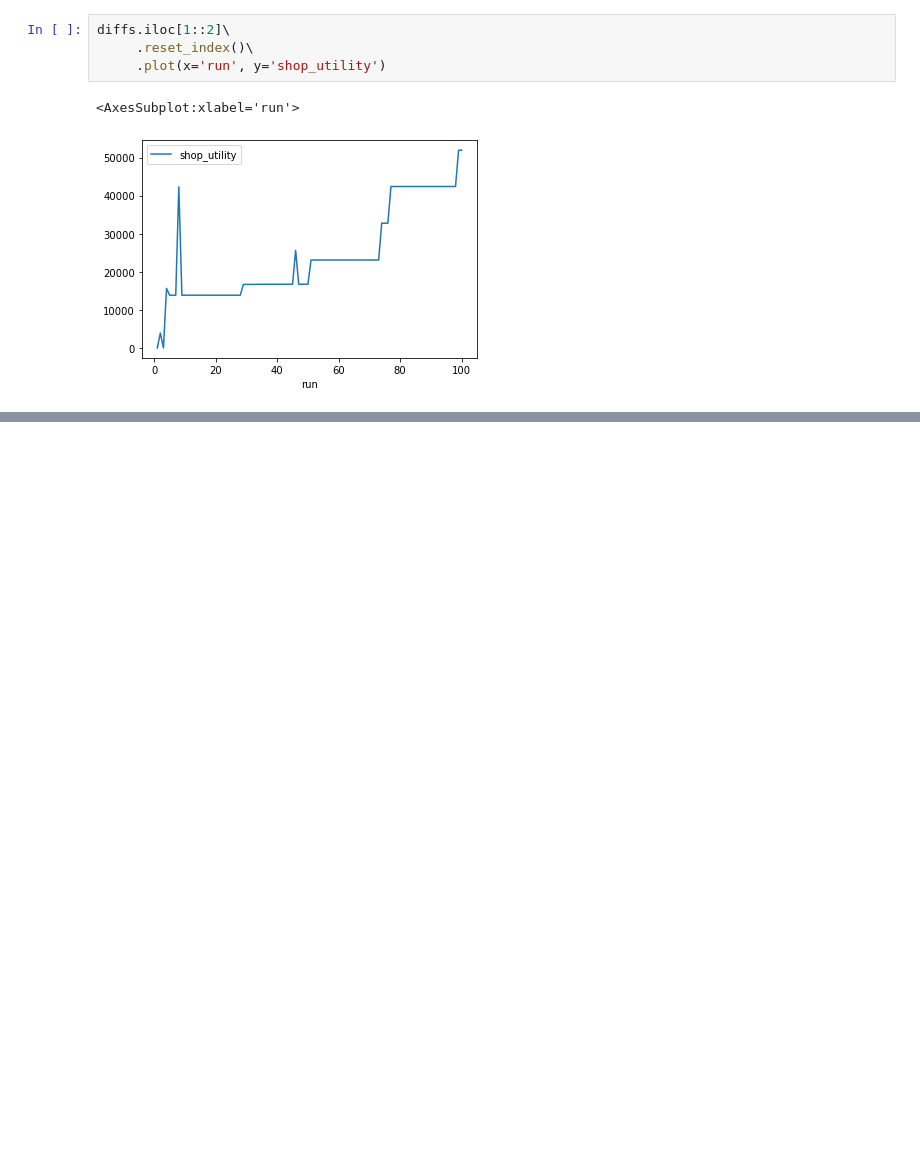
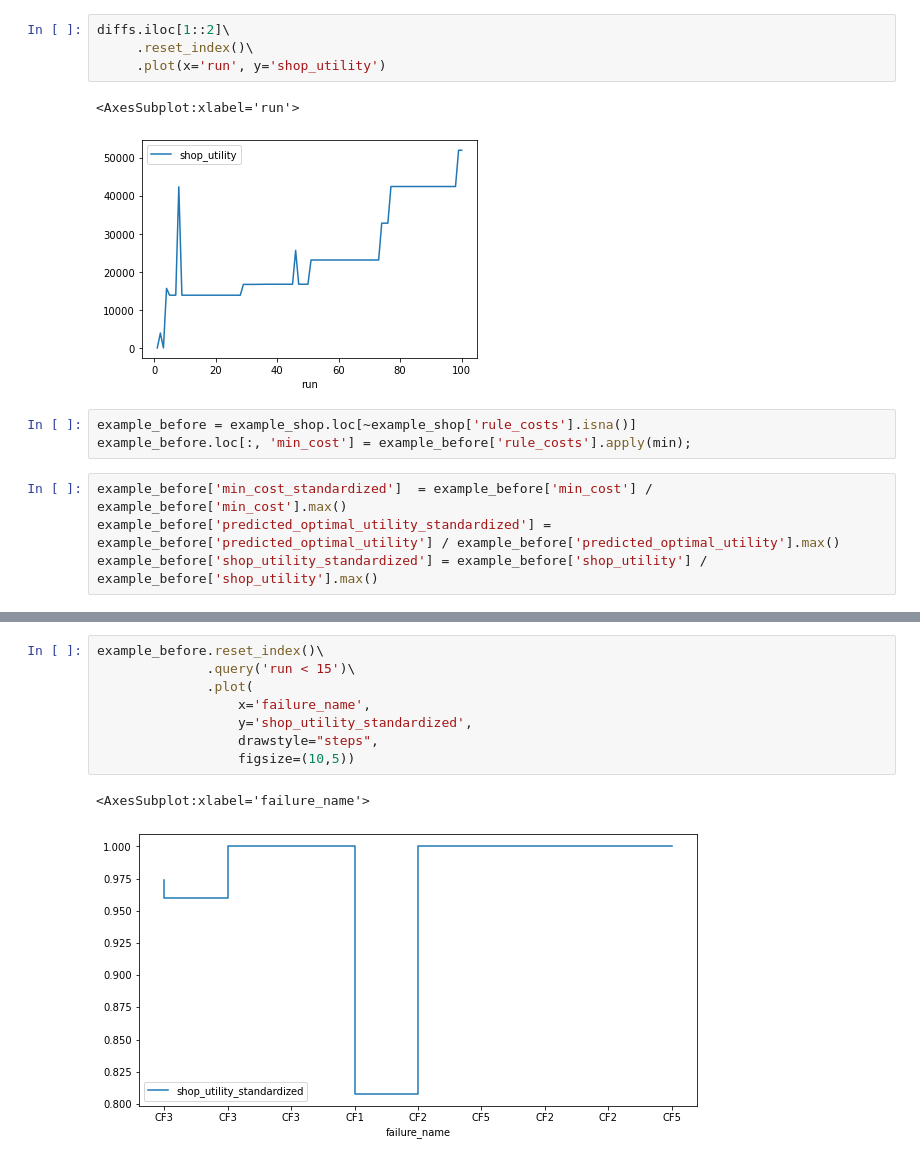
Before and after one commit to Phimanu/MachineLearningControl, a Jupyter notebook: mrubis_controller/utility_plots.ipynb, the cells around one changed output, grey strips where cells are left out. Saved outputs shown, nothing was run; the diff lists cells and outputs as text; blank space fills up the shorter version.

```diff
--- a/mrubis_controller/utility_plots.ipynb
+++ b/mrubis_controller/utility_plots.ipynb
@@ -42,3 +86,10 @@ diffs.iloc[1::2]\
 # %% [output]
 <AxesSubplot:xlabel='run'>
 [figure]
+# %%
+example_before = example_shop.loc[~example_shop['rule_costs'].isna()]
+example_before.loc[:, 'min_cost'] = example_before['rule_costs'].apply(min);
+# %%
+example_before['min_cost_standardized']  = example_before['min_cost'] / example_before['min_cost'].max()
+example_before['predicted_optimal_utility_standardized'] = example_before['predicted_optimal_utility'] / example_before['predicted_optimal_utility'].max()
+example_before['shop_utility_standardized'] = example_before['shop_utility'] / example_before['shop_utility'].max()
@@ -44,0 +112,11 @@ diffs.iloc[1::2]\
+# %%
+example_before.reset_index()\
+              .query('run < 15')\
+              .plot(
+                  x='failure_name',
+                  y='shop_utility_standardized',
+                  drawstyle="steps",
+                  figsize=(10,5))
+# %% [output]
+<AxesSubplot:xlabel='failure_name'>
+[figure, added]
```
Also changed, not shown: parts of 10 cells of this notebook.
